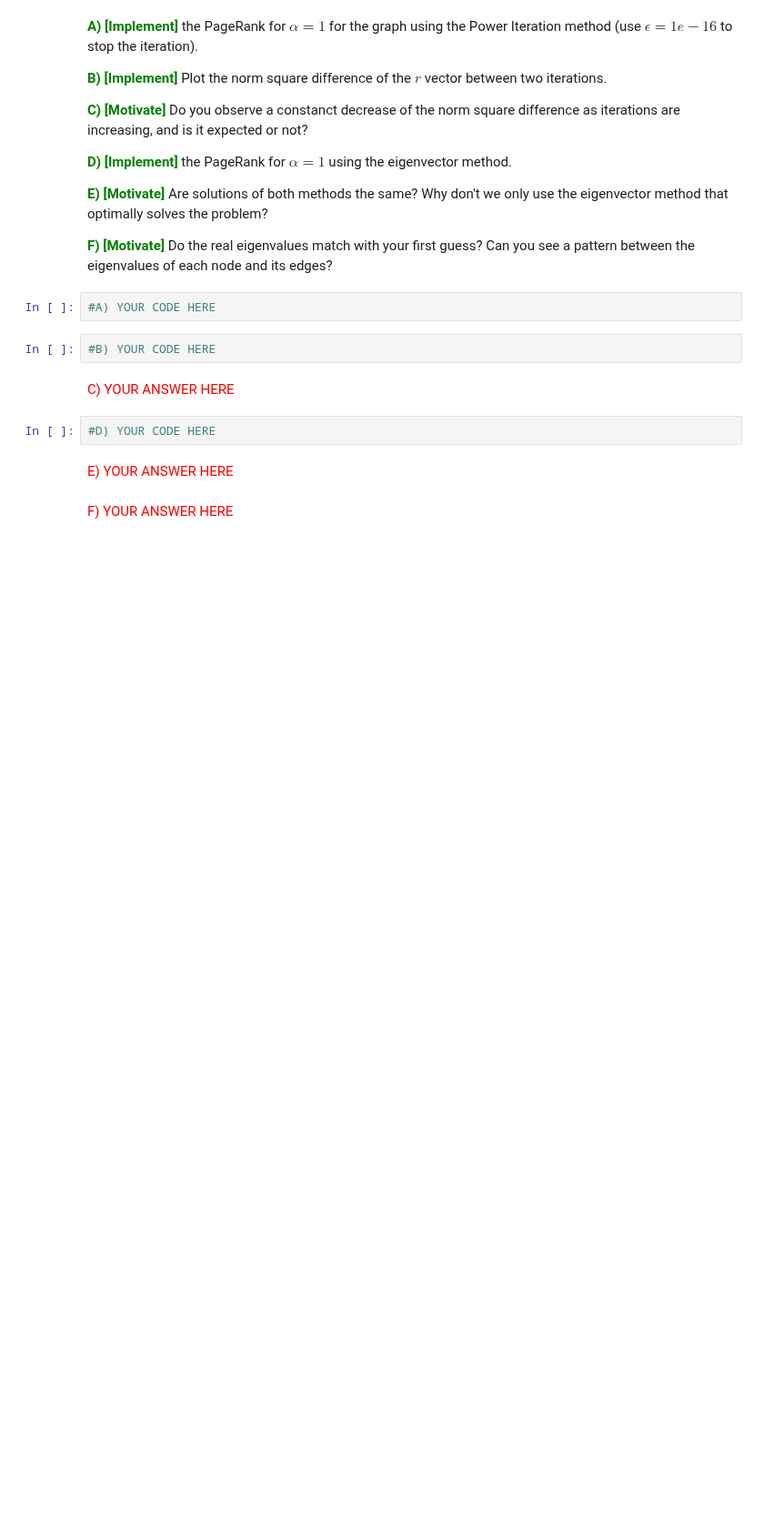
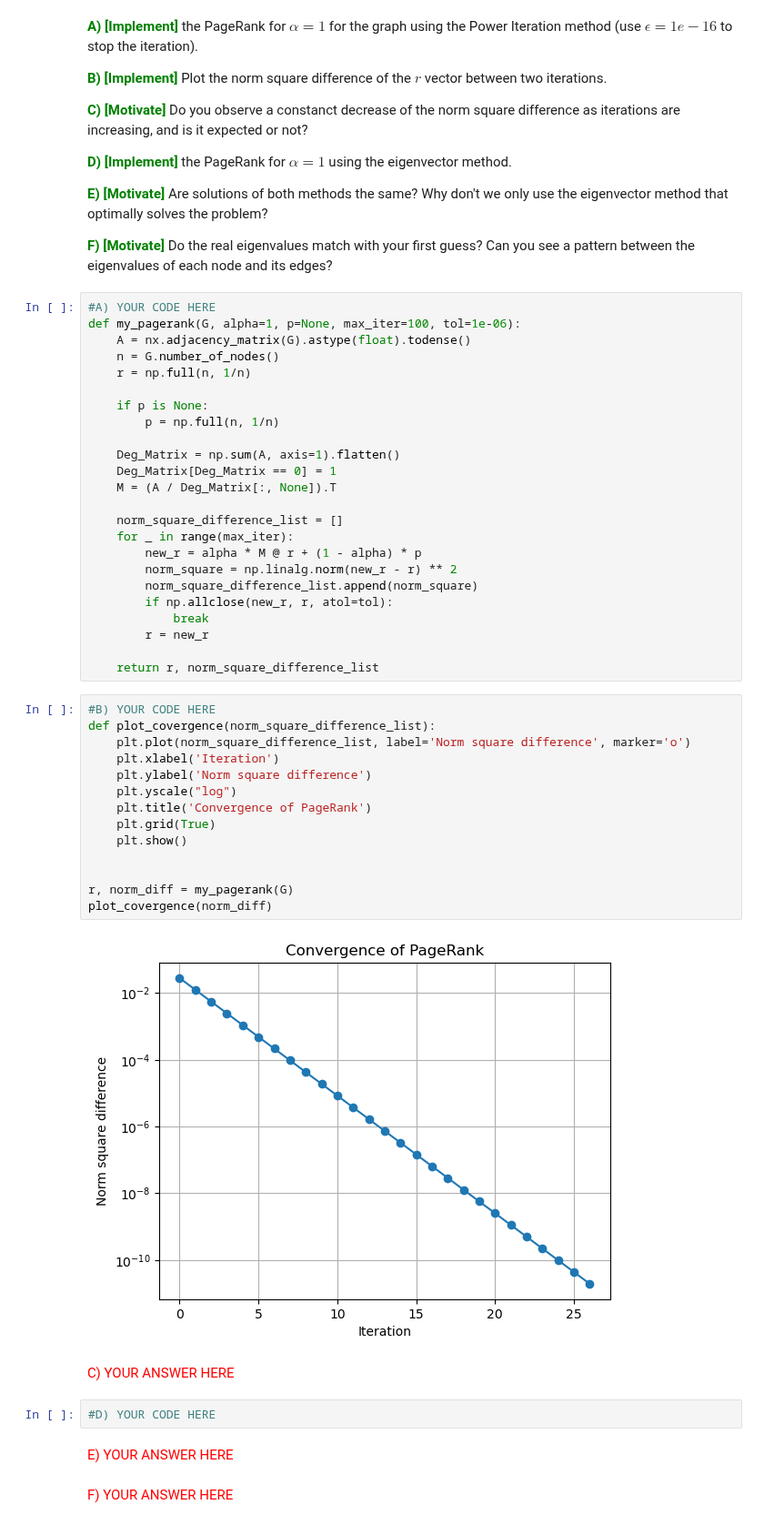
Before and after one commit to garlicxd/dm2025-group-7, a Jupyter notebook: handins/handin2.ipynb, the cells around one changed output. Shown at 91% size. Cells and saved outputs as stored; diff of their text form; blank space fills up the shorter version.

```diff
--- a/handins/handin2.ipynb
+++ b/handins/handin2.ipynb
@@ -145,8 +145,44 @@ nx.draw(G, with_labels=True, )
 <span style='color: green'>**F) \[Motivate\]**</span> Do the real eigenvalues match with your first guess? Can you see a pattern between the eigenvalues of each node and its edges?
 # %%
 #A) YOUR CODE HERE
+def my_pagerank(G, alpha=1, p=None, max_iter=100, tol=1e-06):
+    A = nx.adjacency_matrix(G).astype(float).todense()
+    n = G.number_of_nodes()
+    r = np.full(n, 1/n)
+
+    if p is None:
+        p = np.full(n, 1/n)
+
+    Deg_Matrix = np.sum(A, axis=1).flatten()
+    Deg_Matrix[Deg_Matrix == 0] = 1
+    M = (A / Deg_Matrix[:, None]).T
+
+    norm_square_difference_list = []
+    for _ in range(max_iter):
+        new_r = alpha * M @ r + (1 - alpha) * p
+        norm_square = np.linalg.norm(new_r - r) ** 2
+        norm_square_difference_list.append(norm_square)
+        if np.allclose(new_r, r, atol=tol):
+            break
+        r = new_r
+
+    return r, norm_square_difference_list
 # %%
 #B) YOUR CODE HERE
+def plot_covergence(norm_square_difference_list):
+    plt.plot(norm_square_difference_list, label='Norm square difference', marker='o')
+    plt.xlabel('Iteration')
+    plt.ylabel('Norm square difference')
+    plt.yscale("log")
+    plt.title('Convergence of PageRank')
+    plt.grid(True)
+    plt.show()
+
+
+r, norm_diff = my_pagerank(G)
+plot_covergence(norm_diff)
+# %% [output]
+[figure, added]
 # %% [markdown]
 <span style="color:red"> C) YOUR ANSWER HERE</span>
 # %%
```
Also changed, not shown: parts of 2 cells of this notebook.
